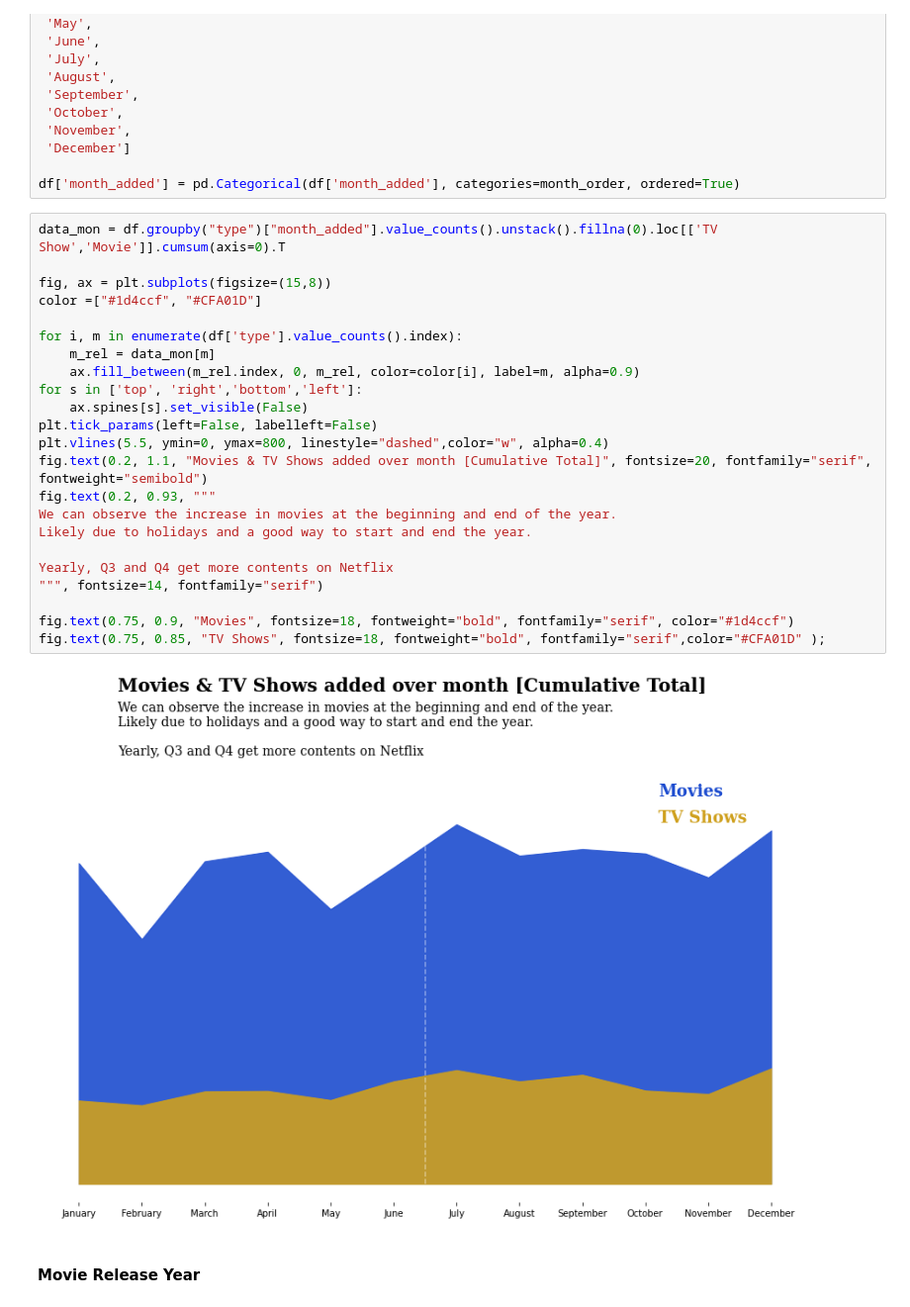
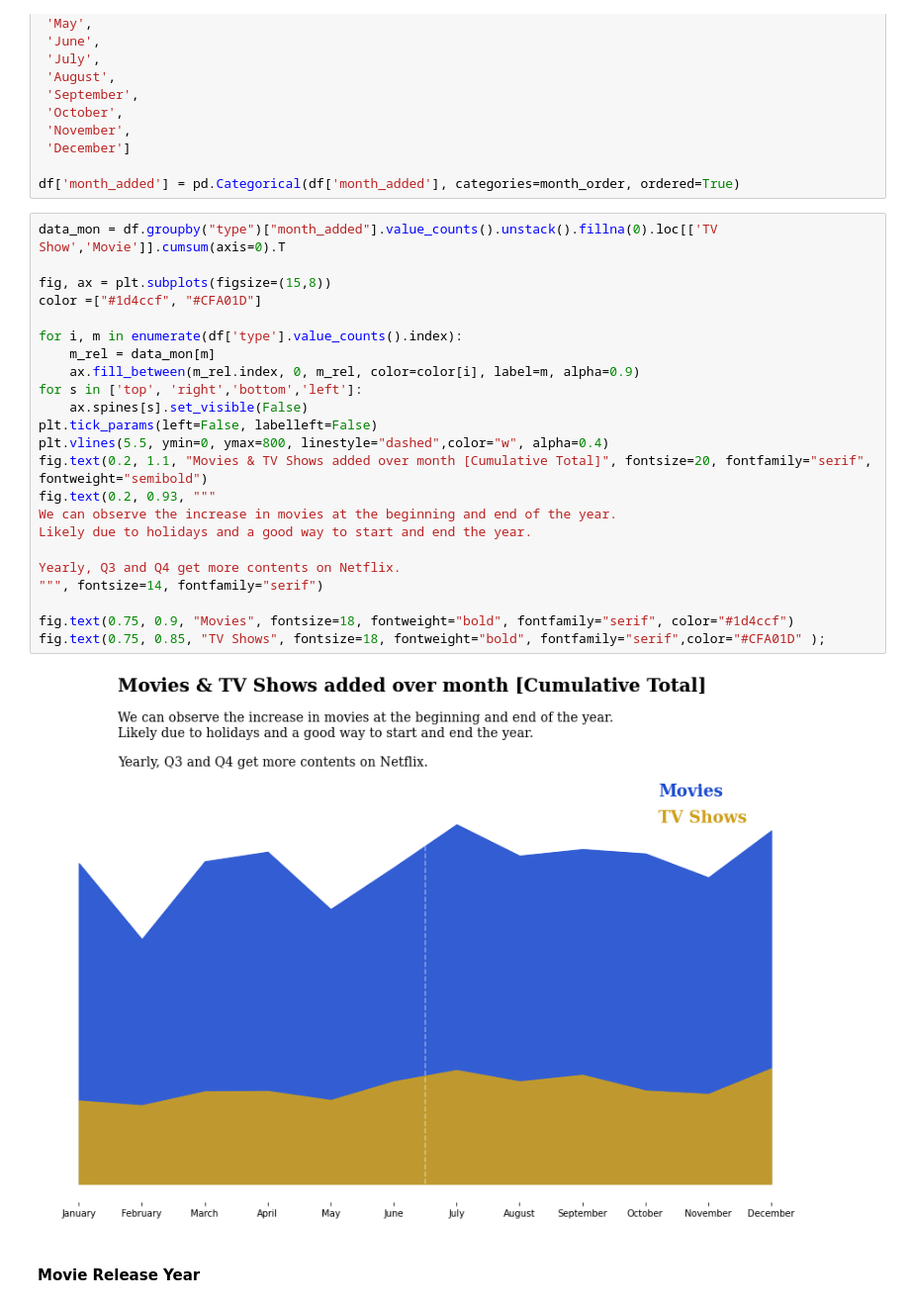
Before and after one commit to TheBlueZayn/Netflix-EDA, a Jupyter notebook: main.ipynb, the cells around one changed output. Shown at 99% size. Drawn from its saved outputs; the diff is of its cells as text.

```diff
--- a/main.ipynb
+++ b/main.ipynb
@@ -579,27 +579,27 @@ df['month_added'] = pd.Categorical(df['month_added'], categories=month_order, or
 # %%
 data_mon = df.groupby("type")["month_added"].value_counts().unstack().fillna(0).loc[['TV Show','Movie']].cumsum(axis=0).T
 
 fig, ax = plt.subplots(figsize=(15,8))
 color =["#1d4ccf", "#CFA01D"]
 
 for i, m in enumerate(df['type'].value_counts().index):
     m_rel = data_mon[m]
     ax.fill_between(m_rel.index, 0, m_rel, color=color[i], label=m, alpha=0.9)
 for s in ['top', 'right','bottom','left']:
     ax.spines[s].set_visible(False)
 plt.tick_params(left=False, labelleft=False)
 plt.vlines(5.5, ymin=0, ymax=800, linestyle="dashed",color="w", alpha=0.4)
 fig.text(0.2, 1.1, "Movies & TV Shows added over month [Cumulative Total]", fontsize=20, fontfamily="serif", fontweight="semibold")
 fig.text(0.2, 0.93, """
 We can observe the increase in movies at the beginning and end of the year.
 Likely due to holidays and a good way to start and end the year.
 
-Yearly, Q3 and Q4 get more contents on Netflix
+Yearly, Q3 and Q4 get more contents on Netflix.
 """, fontsize=14, fontfamily="serif")
 
 fig.text(0.75, 0.9, "Movies", fontsize=18, fontweight="bold", fontfamily="serif", color="#1d4ccf")
 fig.text(0.75, 0.85, "TV Shows", fontsize=18, fontweight="bold", fontfamily="serif",color="#CFA01D" );
 # %% [output]
-[figure, old version]
+[figure, new version]
 # %% [markdown]
 #### Movie Release Year
```
Also changed, not shown: parts of 4 cells of this notebook.
